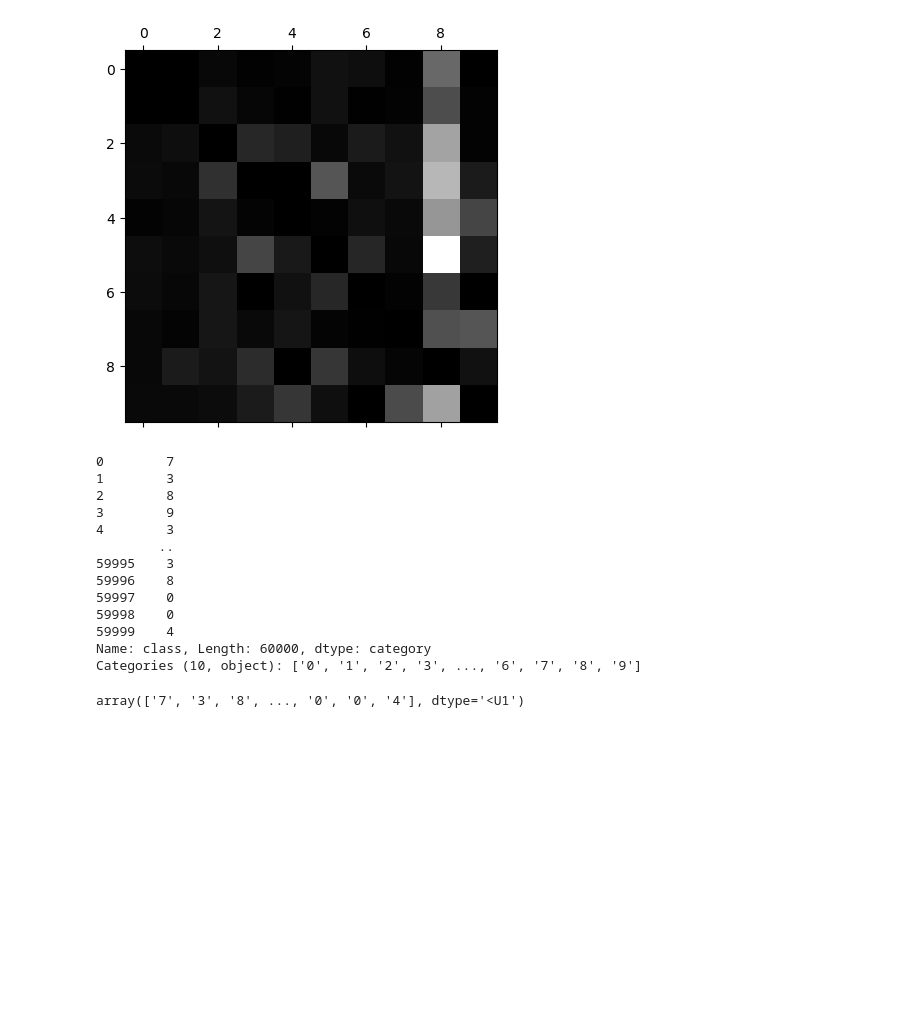
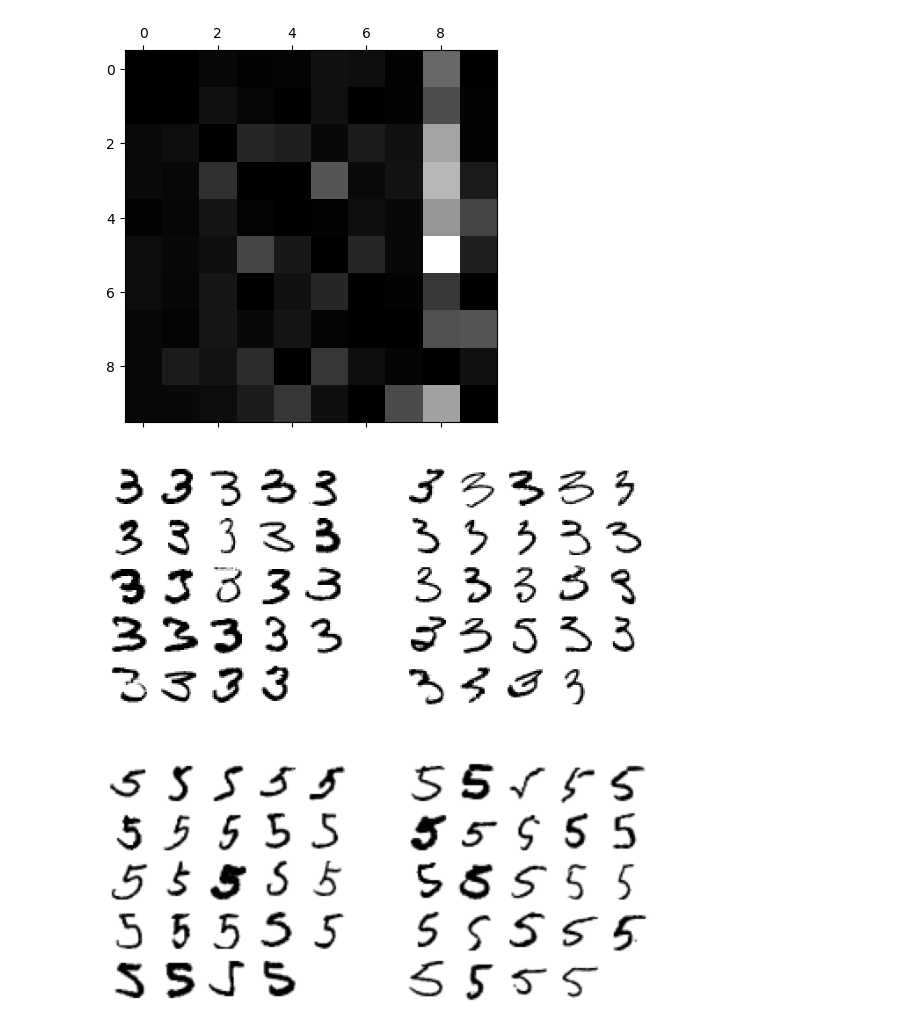
Before and after one commit to karvendhanm/Medium, a Jupyter notebook: architectural_priors/architectures.ipynb, the cells around one changed output. Saved outputs shown, nothing was run; the diff lists cells and outputs as text; code cells hidden in the pictures; blank space fills up the shorter version.

```diff
--- a/architectural_priors/architectures.ipynb
+++ b/architectural_priors/architectures.ipynb
@@ -507,19 +527,3 @@ plt.show()
 # %% [output]
 <matplotlib.image.AxesImage at 0x...>
 [figure]
-# %%
-def plot_digits(instances, images_per_row=10, **options):
-
-    size = 28
-    images_per_row = min(len(instances), images_per_row)
-    images = [instance.reshape(size,size) for instance in instances]
-    n_rows = (len(instances) - 1) // images_per_row + 1
-    row_images = []
-    n_empty = n_rows * images_per_row - len(instances)
-    images.append(np.zeros((size, size * n_empty)))
-    for row in range(n_rows):
-        rimages = images[row * images_per_row : (row + 1) * images_per_row]
-        row_images.append(np.concatenate(rimages, axis=1))
-    image = np.concatenate(row_images, axis=0)
-    plt.imshow(image, cmap = matplotlib.cm.binary, **options)
-    plt.axis("off")
@@ -538,20 +530,15 @@ plt.subplot(224); plot_digits(X_aa.iloc[:25, :], images_per_rows=5)
-# %%
-y_train
-# %% [output]
-0        7
-1        3
-2        8
-3        9
-4        3
-        ..
-59995    3
-59996    8
-59997    0
-59998    0
-59999    4
-Name: class, Length: 60000, dtype: category
-Categories (10, object): ['0', '1', '2', '3', ..., '6', '7', '8', '9']
-# %%
-y_train_pred
-# %% [output]
-array(['7', '3', '8', ..., '0', '0', '4'], dtype='<U1')
+# %%
+def plot_digits(instances, images_per_row=10, **options):
+    size = 28
+    images_per_row = min(len(instances), images_per_row)
+    images = [instance.values.reshape(size, size) for _, instance in instances.iterrows()]
+    n_rows = (len(instances) - 1) // images_per_row + 1
+    row_images = []
+    n_empty = n_rows * images_per_row - len(instances)
+    images.append(np.zeros((size, size * n_empty)))
+    for row in range(n_rows):
+        rimages = images[row * images_per_row: (row + 1) * images_per_row]
+        row_images.append(np.concatenate(rimages, axis=1))
+    image = np.concatenate(row_images, axis=0)
+    plt.imshow(image, cmap=matplotlib.cm.binary, **options)
+    plt.axis("off")
@@ -558,3 +551,12 @@ array(['7', '3', '8', ..., '0', '0', '4'], dtype='<U1')
+# %%
+_ = plt.figure(figsize=(8, 8))
+_ = plt.subplot(221); plot_digits(X_aa.iloc[:24, :], images_per_row=5)
+_ = plt.subplot(222); plot_digits(X_ab.iloc[:24, :], images_per_row=5)
+_ = plt.subplot(223); plot_digits(X_ba.iloc[:24, :], images_per_row=5)
+_ = plt.subplot(224); plot_digits(X_bb.iloc[:24, :], images_per_row=5)
+_ = plt.show()
+# %% [output]
+[figure, added]
 # %%
 # mnist data using densely connected neural networks.
 # %%
```
Also changed, not shown: parts of 4 cells of this notebook, 2 other files.
